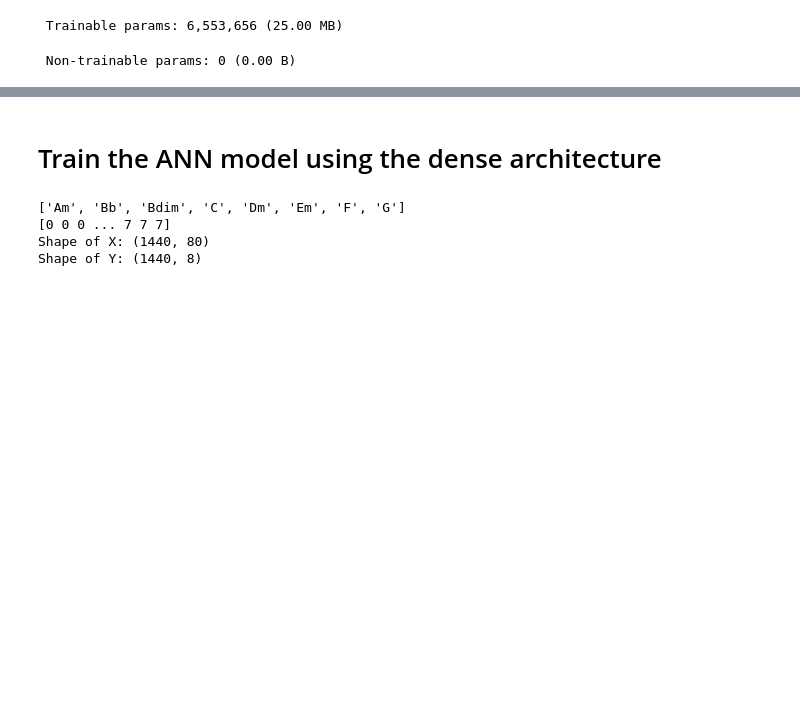
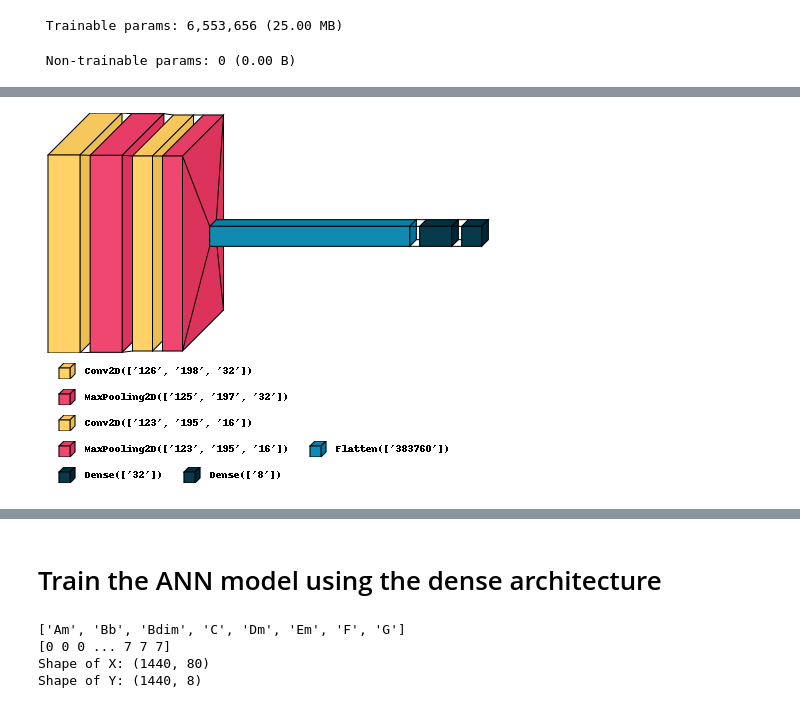
Before and after one commit to gauravmodak2001/Guitar_Chord_Pred, a Jupyter notebook: Guitar_Chord_Prediction.ipynb, the cells around one changed output, grey strips where cells are left out. Drawn from its saved outputs; the diff is of its cells as text; code cells hidden in the pictures; blank space fills up the shorter version.

```diff
--- a/Guitar_Chord_Prediction.ipynb
+++ b/Guitar_Chord_Prediction.ipynb
@@ -151,14 +152,14 @@ Model: "sequential"
 def model_conv2d():
     model = Sequential()
     model.add(Input(shape=(128, 200, 1)))
-    model.add(Conv2D(16, (3,3), activation='relu'))
+    model.add(Conv2D(32, (3,3), activation='relu'))
     model.add(MaxPooling2D(pool_size=(2, 2), strides=(1, 1), padding="valid"))
 
     model.add(Conv2D(16, (3,3), activation='relu'))
     model.add(MaxPooling2D(pool_size=(1, 1), strides=(1, 1), padding="valid"))
 
     model.add(Flatten())
-    model.add(Dense(64, activation='relu'))
+    model.add(Dense(32, activation='relu'))
     model.add(Dense(N_CLASSES, activation='softmax'))
     model.compile(loss='categorical_crossentropy', optimizer='adam', metrics=['accuracy']) #, tf.keras.metrics.Recall(), tf.keras.metrics.Precision()
 
@@ -272,0 +283,5 @@ Model: "sequential_3"
+# %%
+visualkeras.layered_view(model2, legend=True, show_dimension=True, scale_xy=1, scale_z=1, max_z=200)
+#visualkeras.layered_view(model2, legend=True).show()
+# %% [output]
+[figure, added]
```
Also changed, not shown: parts of 7 cells of this notebook, 4 other files.
